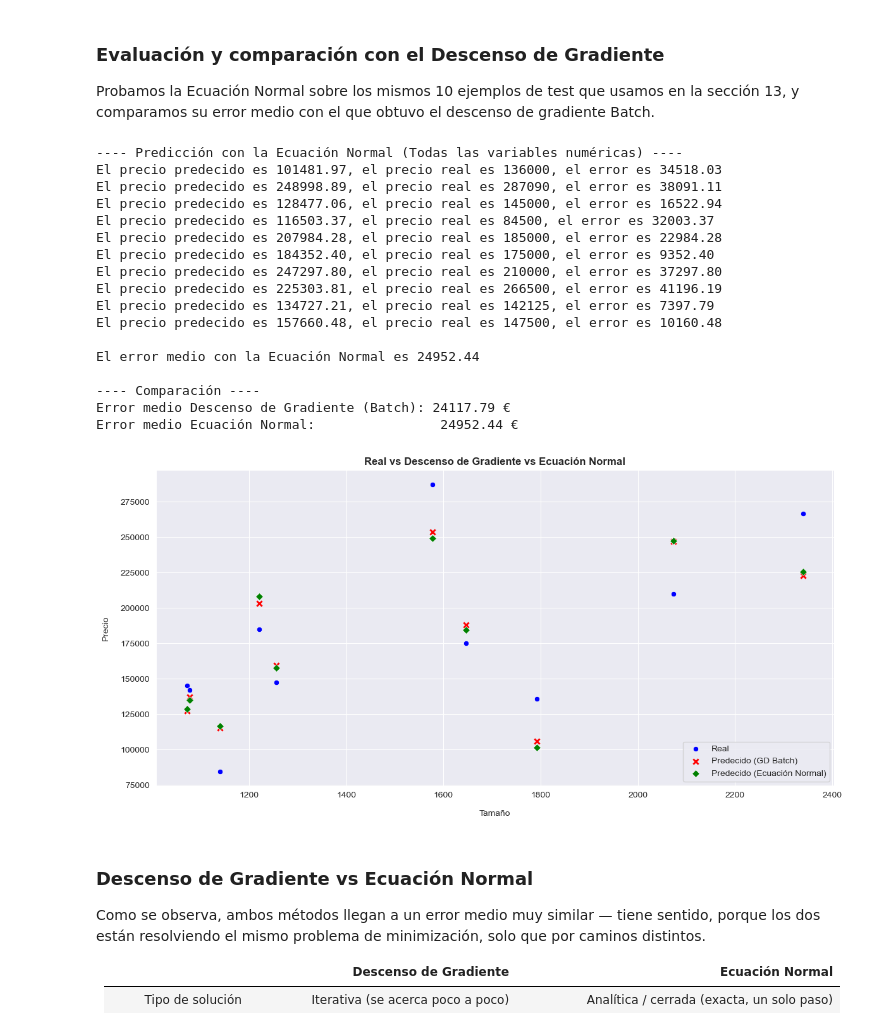
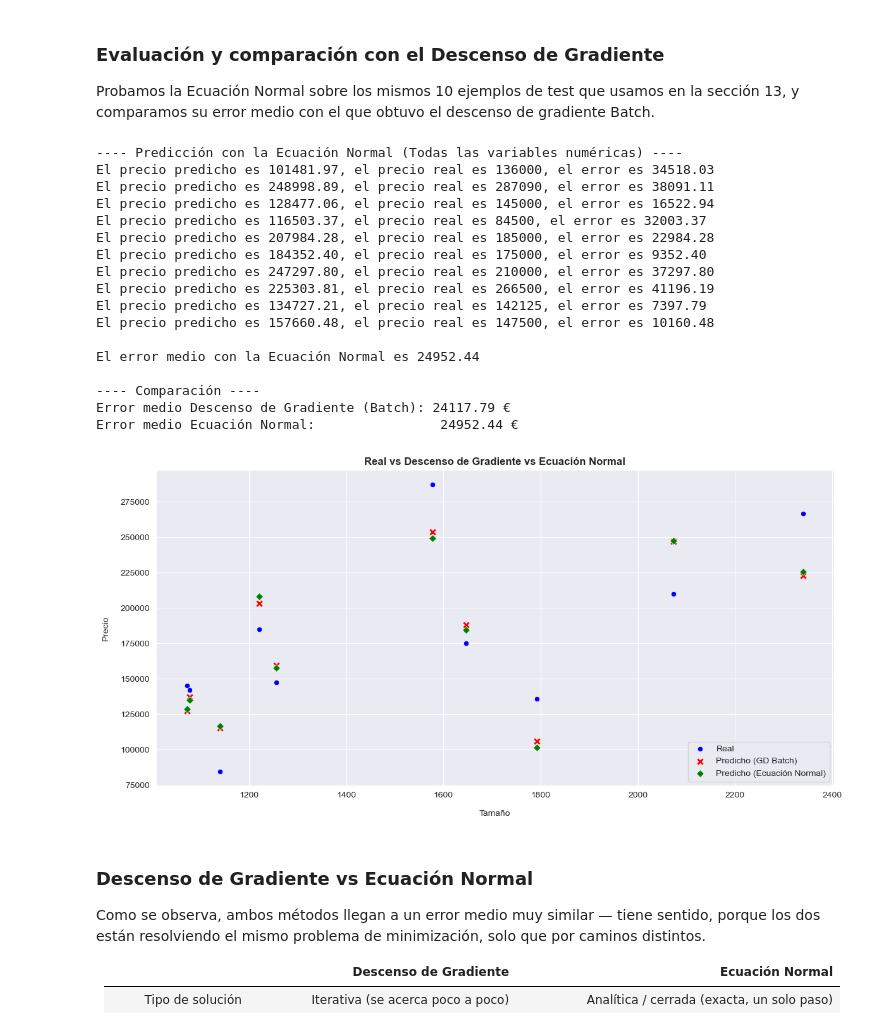
Before and after one commit to Jesus-Penaranda/Descenso-del-Gradiente-desde-Cero, a Jupyter notebook: descenso_gradiente.ipynb, the cells around one changed output. Drawn from its saved outputs; the diff is of its cells as text; code cells hidden in the pictures.

```diff
--- a/descenso_gradiente.ipynb
+++ b/descenso_gradiente.ipynb
@@ -607,22 +607,22 @@ for i in range(1450, 1460):
     valores_norm = (valores - X_mins.values) / divisor
     valores_norm = np.nan_to_num(valores_norm, nan=0.0, posinf=0.0, neginf=0.0)
 
-    precio_predecido_norm = hipotesis(theta=recta, X=np.concatenate(([1.0], valores_norm)))
-    precio_predecido = (precio_predecido_norm * (y_max - y_min)) + y_min
-    lista_predicciones.append(precio_predecido)
+    precio_predicho_norm = hipotesis(theta=recta, X=np.concatenate(([1.0], valores_norm)))
+    precio_predicho = (precio_predicho_norm * (y_max - y_min)) + y_min
+    lista_predicciones.append(precio_predicho)
 
     precio_real = original.iloc[i]["SalePrice"]
     lista_reales.append(precio_real)
-    error = abs(precio_predecido - precio_real)
+    error = abs(precio_predicho - precio_real)
     error_total += error
-    print(f"El precio predecido es {precio_predecido:.2f}, el precio real es {precio_real}, el error es {error:.2f}")
+    print(f"El precio predicho es {precio_predicho:.2f}, el precio real es {precio_real}, el error es {error:.2f}")
 print(f"\nEl error medio es {error_total/10}")
 
 plt.figure(figsize=(12,6))
 y = test.iloc[1450:]["GrLivArea"]
 sns.scatterplot(x=y, y=lista_reales, marker='o', color="blue",linewidth=1, label="Real")
-sns.scatterplot(x=y, y=lista_predicciones, marker='x', color="red", linewidth=2, label="Predecido")
-plt.title("Precio real vs Precio predecido", fontweight="bold")
+sns.scatterplot(x=y, y=lista_predicciones, marker='x', color="red", linewidth=2, label="Predicho")
+plt.title("Precio real vs Precio predicho", fontweight="bold")
 plt.xlabel("Tamaño",  labelpad=12)
 plt.ylabel("Precio", labelpad=12)
 plt.tight_layout()
@@ -713,14 +713,14 @@ for i in range(1450, 1460):
     valores_norm = (valores - X_mins.values) / divisor
     valores_norm = np.nan_to_num(valores_norm, nan=0.0, posinf=0.0, neginf=0.0)
 
-    precio_predecido_norm = hipotesis(theta=theta_normal, X=np.concatenate(([1.0], valores_norm)))
-    precio_predecido = (precio_predecido_norm*(y_max - y_min)) + y_min
-    lista_predicciones_normal.append(precio_predecido)
+    precio_predicho_norm = hipotesis(theta=theta_normal, X=np.concatenate(([1.0], valores_norm)))
+    precio_predicho = (precio_predicho_norm*(y_max - y_min)) + y_min
+    lista_predicciones_normal.append(precio_predicho)
 
     precio_real = original.iloc[i]["SalePrice"]
-    error = abs(precio_predecido - precio_real)
+    error = abs(precio_predicho - precio_real)
     error_total_normal += error
-    print(f"El precio predecido es {precio_predecido:.2f}, el precio real es {precio_real}, el error es {error:.2f}")
+    print(f"El precio predicho es {precio_predicho:.2f}, el precio real es {precio_real}, el error es {error:.2f}")
 
 error_medio_normal = error_total_normal / 10
 print(f"\nEl error medio con la Ecuación Normal es {error_medio_normal:.2f}")
@@ -730,16 +730,16 @@ print(f"Error medio Descenso de Gradiente (Batch): {error_total/10:.2f} €")
 print(f"Error medio Ecuación Normal:                {error_medio_normal:.2f} €")
 # %% [output]
 ---- Predicción con la Ecuación Normal (Todas las variables numéricas) ----
-El precio predecido es 101481.97, el precio real es 136000, el error es 34518.03
-El precio predecido es 248998.89, el precio real es 287090, el error es 38091.11
-El precio predecido es 128477.06, el precio real es 145000, el error es 16522.94
-El precio predecido es 116503.37, el precio real es 84500, el error es 32003.37
-El precio predecido es 207984.28, el precio real es 185000, el error es 22984.28
-El precio predecido es 184352.40, el precio real es 175000, el error es 9352.40
-El precio predecido es 247297.80, el precio real es 210000, el error es 37297.80
-El precio predecido es 225303.81, el precio real es 266500, el error es 41196.19
-El precio predecido es 134727.21, el precio real es 142125, el error es 7397.79
-El precio predecido es 157660.48, el precio real es 147500, el error es 10160.48
+El precio predicho es 101481.97, el precio real es 136000, el error es 34518.03
+El precio predicho es 248998.89, el precio real es 287090, el error es 38091.11
+El precio predicho es 128477.06, el precio real es 145000, el error es 16522.94
+El precio predicho es 116503.37, el precio real es 84500, el error es 32003.37
+El precio predicho es 207984.28, el precio real es 185000, el error es 22984.28
+El precio predicho es 184352.40, el precio real es 175000, el error es 9352.40
+El precio predicho es 247297.80, el precio real es 210000, el error es 37297.80
+El precio predicho es 225303.81, el precio real es 266500, el error es 41196.19
+El precio predicho es 134727.21, el precio real es 142125, el error es 7397.79
+El precio predicho es 157660.48, el precio real es 147500, el error es 10160.48
 
 El error medio con la Ecuación Normal es 24952.44
 
@@ -749,18 +749,18 @@ Error medio Ecuación Normal:                24952.44 €
 # %%
 y_tamaño = test.iloc[1450:]["GrLivArea"]
 
 plt.figure(figsize=(12, 6))
 sns.scatterplot(x=y_tamaño, y=lista_reales, marker='o', color="blue", label="Real")
-sns.scatterplot(x=y_tamaño, y=lista_predicciones, marker='x', color="red", linewidth=2, label="Predecido (GD Batch)")
-sns.scatterplot(x=y_tamaño, y=lista_predicciones_normal, marker='D', color="green", label="Predecido (Ecuación Normal)")
+sns.scatterplot(x=y_tamaño, y=lista_predicciones, marker='x', color="red", linewidth=2, label="Predicho (GD Batch)")
+sns.scatterplot(x=y_tamaño, y=lista_predicciones_normal, marker='D', color="green", label="Predicho (Ecuación Normal)")
 plt.title("Real vs Descenso de Gradiente vs Ecuación Normal", fontweight="bold")
 plt.xlabel("Tamaño", labelpad=12)
 plt.ylabel("Precio", labelpad=12)
 plt.tight_layout()
 plt.legend(loc="lower right")
 plt.show()
 # %% [output]
-[figure, old version]
+[figure, new version]
 # %% [markdown]
 ### Descenso de Gradiente vs Ecuación Normal
 
```
Also changed, not shown: parts of 7 cells of this notebook.
